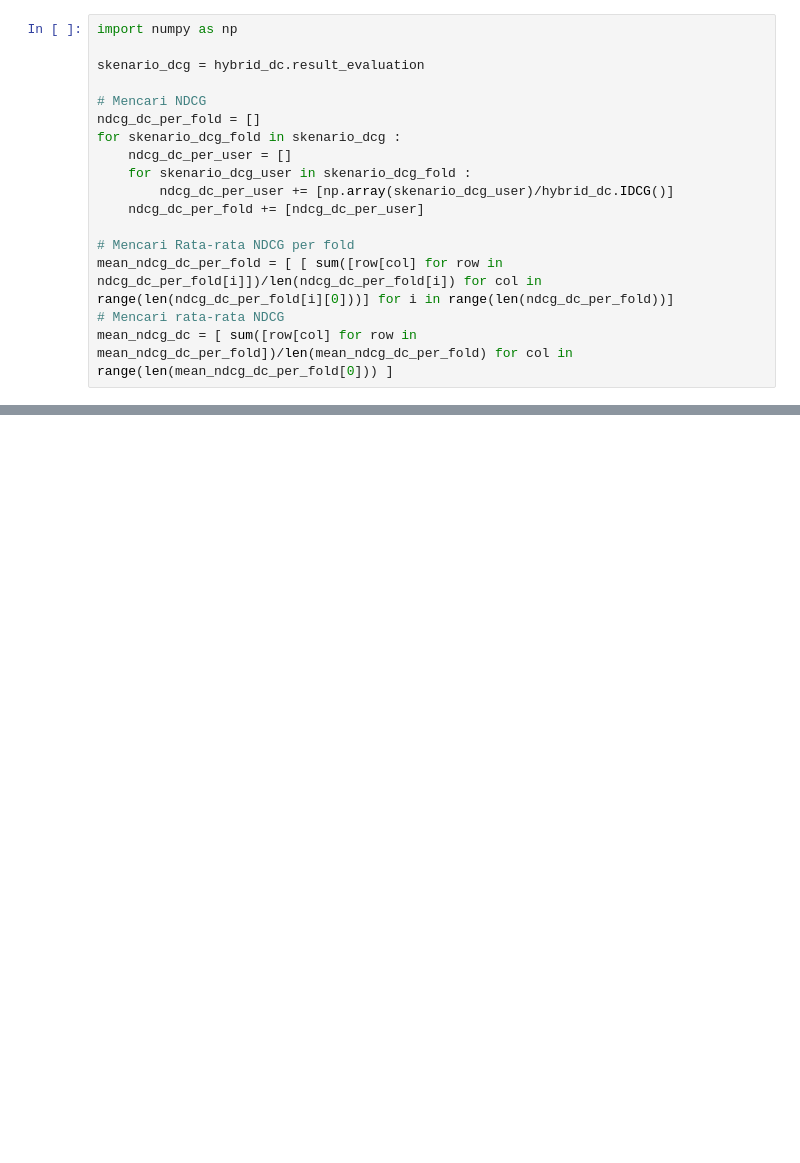
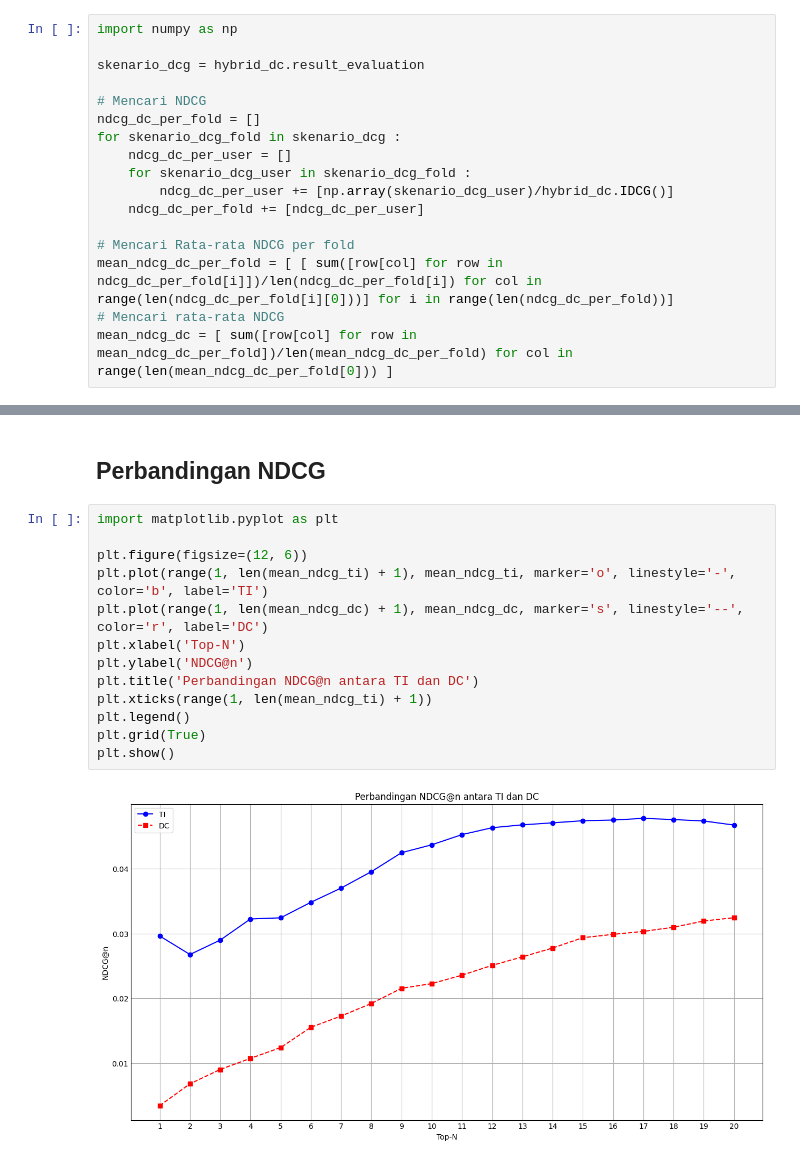
Before and after one commit to DimasDliyaurR/Hybrid-Collaborative-Filtering-HCF, a Jupyter notebook: main.ipynb, the cells around one changed output, grey strips where cells are left out. Saved outputs shown, nothing was run; the diff lists cells and outputs as text; blank space fills up the shorter version.

```diff
--- a/main.ipynb
+++ b/main.ipynb
@@ -2157,0 +2183,17 @@ plt.show()
+# %% [markdown]
+## Perbandingan NDCG
+# %%
+import matplotlib.pyplot as plt
+
+plt.figure(figsize=(12, 6))
+plt.plot(range(1, len(mean_ndcg_ti) + 1), mean_ndcg_ti, marker='o', linestyle='-', color='b', label='TI')
+plt.plot(range(1, len(mean_ndcg_dc) + 1), mean_ndcg_dc, marker='s', linestyle='--', color='r', label='DC')
+plt.xlabel('Top-N')
+plt.ylabel('NDCG@n')
+plt.title('Perbandingan NDCG@n antara TI dan DC')
+plt.xticks(range(1, len(mean_ndcg_ti) + 1))
+plt.legend()
+plt.grid(True)
+plt.show()
+# %% [output]
+[figure, added]
```
Also changed, not shown: parts of 8 cells of this notebook, 1 other file.
